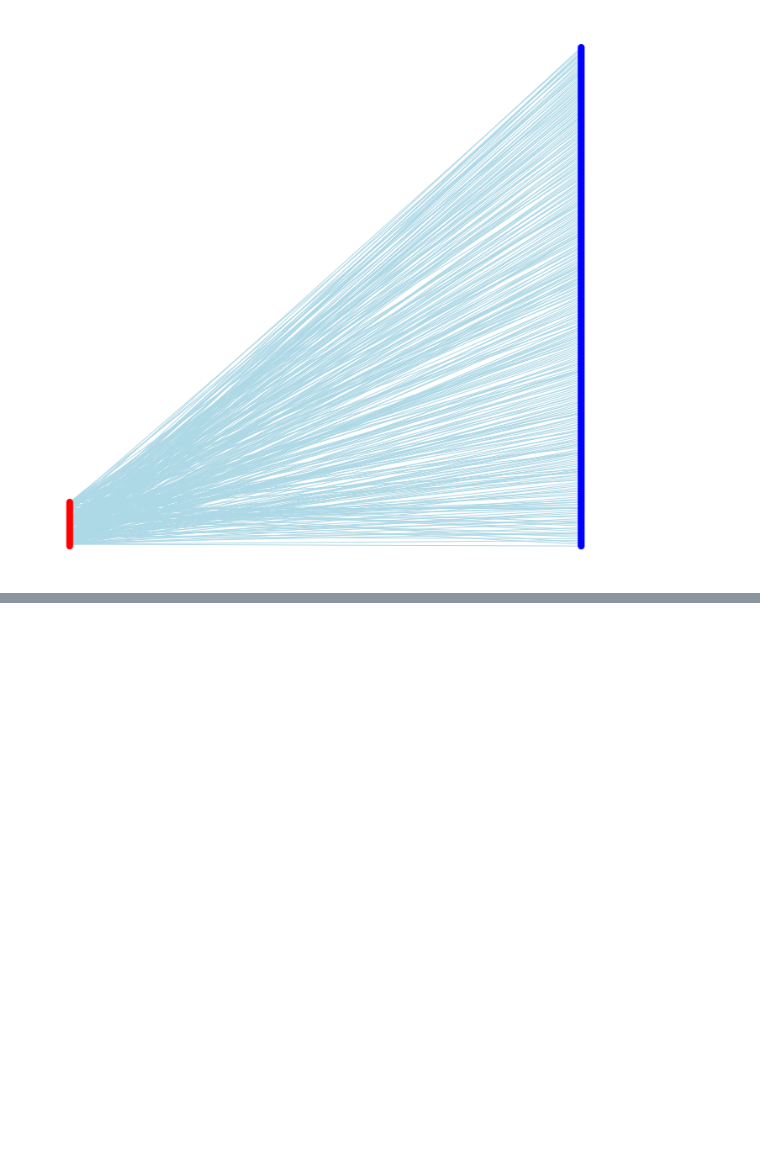
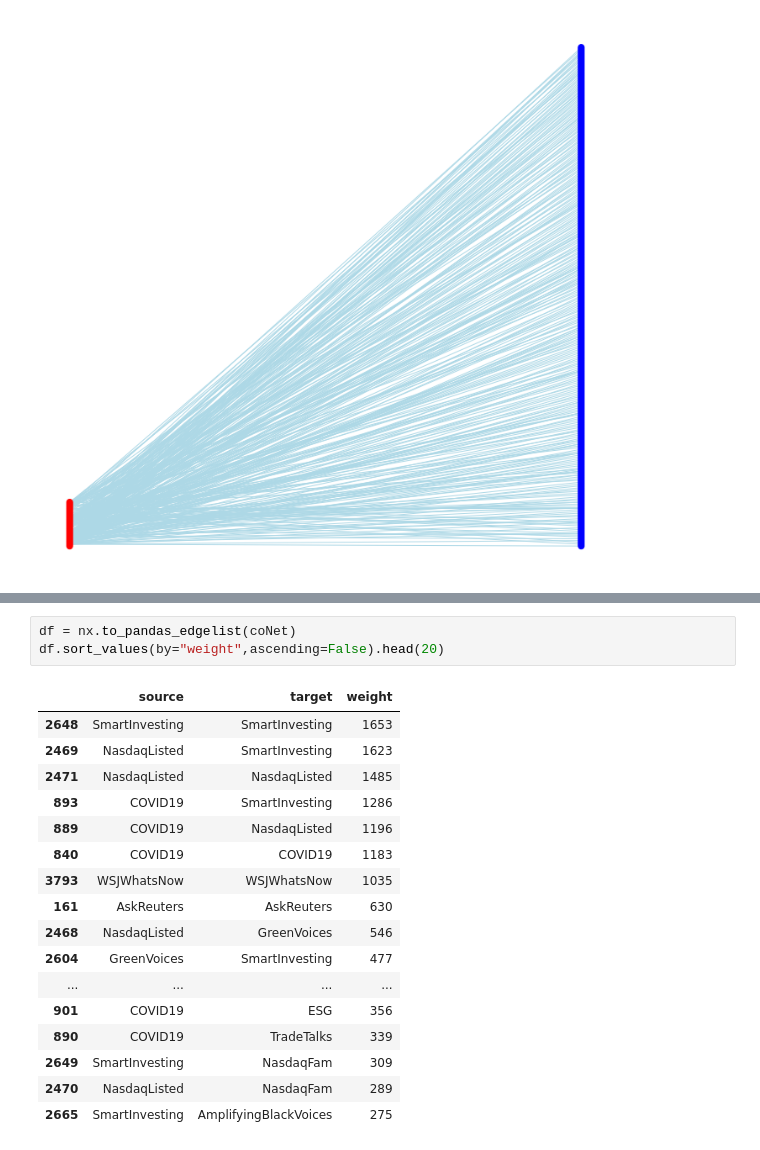
Before and after one commit to ravig00/Network-Analysis, a Jupyter notebook: assignment2.ipynb, the cells around one changed output, grey strips where cells are left out. Saved outputs shown, nothing was run; the diff lists cells and outputs as text; blank space fills up the shorter version.

```diff
--- a/assignment2.ipynb
+++ b/assignment2.ipynb
@@ -295,0 +325,21 @@ plt.show()
+# %%
+df = nx.to_pandas_edgelist(coNet)
+df.sort_values(by="weight",ascending=False).head(20)
+# %% [output]
+|  | source | target | weight |
+| 2648 | SmartInvesting | SmartInvesting | 1653 |
+| 2469 | NasdaqListed | SmartInvesting | 1623 |
+| 2471 | NasdaqListed | NasdaqListed | 1485 |
+| 893 | COVID19 | SmartInvesting | 1286 |
+| 889 | COVID19 | NasdaqListed | 1196 |
+| 840 | COVID19 | COVID19 | 1183 |
+| 3793 | WSJWhatsNow | WSJWhatsNow | 1035 |
+| 161 | AskReuters | AskReuters | 630 |
+| 2468 | NasdaqListed | GreenVoices | 546 |
+| 2604 | GreenVoices | SmartInvesting | 477 |
+| ... | ... | ... | ... |
+| 901 | COVID19 | ESG | 356 |
+| 890 | COVID19 | TradeTalks | 339 |
+| 2649 | SmartInvesting | NasdaqFam | 309 |
+| 2470 | NasdaqListed | NasdaqFam | 289 |
+| 2665 | SmartInvesting | AmplifyingBlackVoices | 275 |
```
Also changed, not shown: parts of 9 cells of this notebook.
